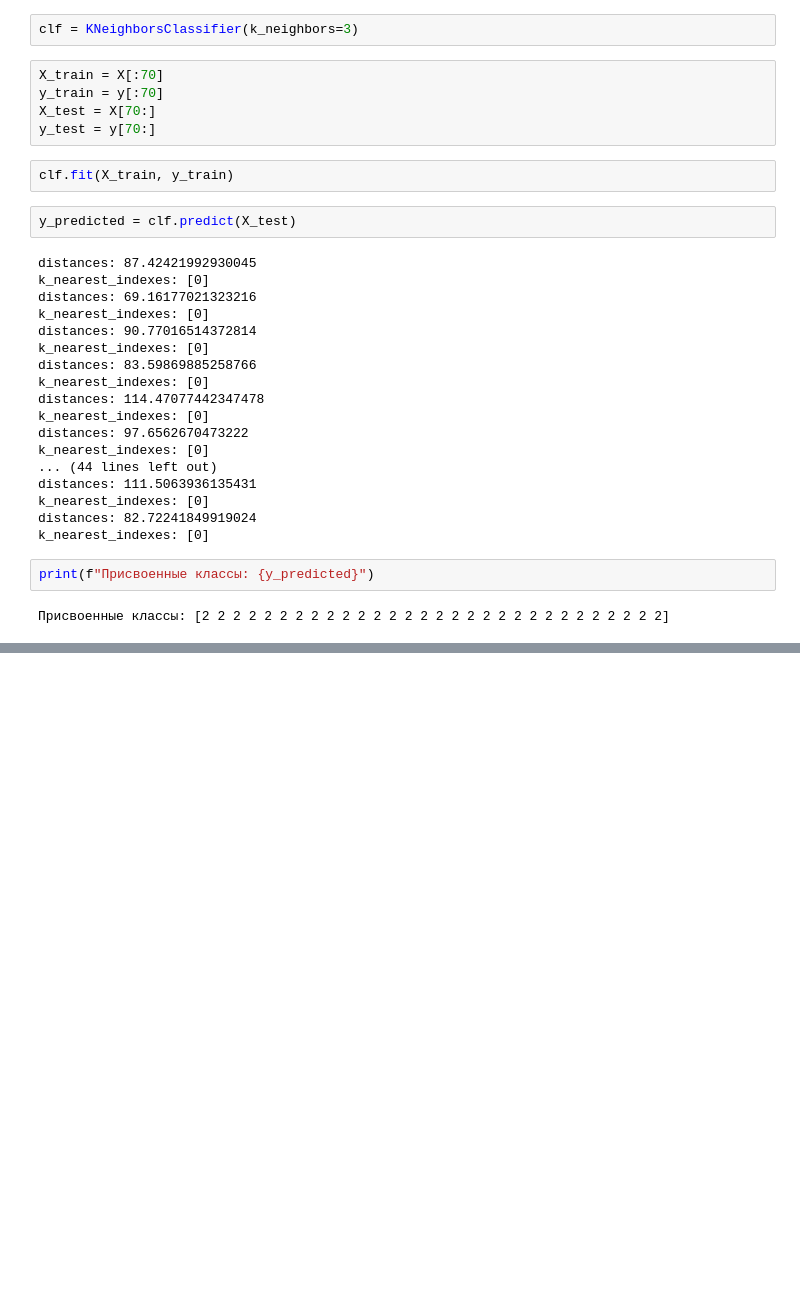
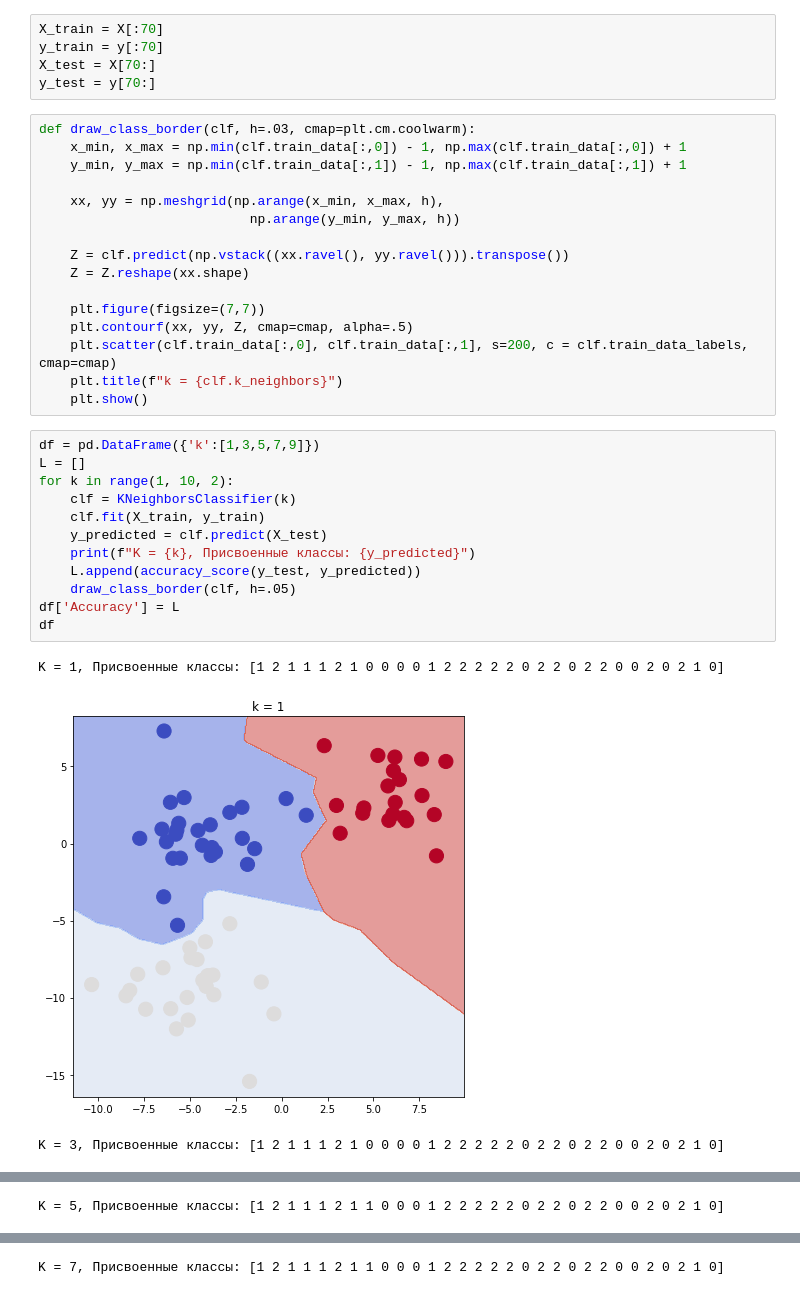
Before and after one commit to aicherepanov-taski/k-nearest-neighbors, a Jupyter notebook: knn_1.ipynb, the cells around one changed output, grey strips where cells are left out. Cells and saved outputs as stored; diff of their text form; blank space fills up the shorter version.

Commit message:
TAS-18 Закончил Задачу 1 knn classifier

```diff
--- a/knn_1.ipynb
+++ b/knn_1.ipynb
@@ -62,33 +78,37 @@ class KNeighborsClassifier(object):
-# %%
-clf = KNeighborsClassifier(k_neighbors=3)
 # %%
 X_train = X[:70]
 y_train = y[:70]
 X_test = X[70:]
 y_test = y[70:]
-# %%
-clf.fit(X_train, y_train)
-# %%
-y_predicted = clf.predict(X_test)
-# %% [output]
-distances: 87.42421992930045
-k_nearest_indexes: [0]
-distances: 69.16177021323216
-k_nearest_indexes: [0]
-distances: 90.77016514372814
-k_nearest_indexes: [0]
-distances: 83.59869885258766
-k_nearest_indexes: [0]
-distances: 114.47077442347478
-k_nearest_indexes: [0]
-distances: 97.6562670473222
-k_nearest_indexes: [0]
-... (44 lines left out)
-distances: 111.5063936135431
-k_nearest_indexes: [0]
-distances: 82.72241849919024
-k_nearest_indexes: [0]
-# %%
-print(f"Присвоенные классы: {y_predicted}")
-# %% [output]
-Присвоенные классы: [2 2 2 2 2 2 2 2 2 2 2 2 2 2 2 2 2 2 2 2 2 2 2 2 2 2 2 2 2 2]
+# %%
+def draw_class_border(clf, h=.03, cmap=plt.cm.coolwarm):
+    x_min, x_max = np.min(clf.train_data[:,0]) - 1, np.max(clf.train_data[:,0]) + 1
+    y_min, y_max = np.min(clf.train_data[:,1]) - 1, np.max(clf.train_data[:,1]) + 1
+
+    xx, yy = np.meshgrid(np.arange(x_min, x_max, h),
+                           np.arange(y_min, y_max, h))
+
+    Z = clf.predict(np.vstack((xx.ravel(), yy.ravel())).transpose())
+    Z = Z.reshape(xx.shape)
+
+    plt.figure(figsize=(7,7))
+    plt.contourf(xx, yy, Z, cmap=cmap, alpha=.5)
+    plt.scatter(clf.train_data[:,0], clf.train_data[:,1], s=200, c = clf.train_data_labels, cmap=cmap)
+    plt.title(f"k = {clf.k_neighbors}")
+    plt.show()
+# %%
+df = pd.DataFrame({'k':[1,3,5,7,9]})
+L = []
+for k in range(1, 10, 2):
+    clf = KNeighborsClassifier(k)
+    clf.fit(X_train, y_train)
+    y_predicted = clf.predict(X_test)
+    print(f"K = {k}, Присвоенные классы: {y_predicted}")
+    L.append(accuracy_score(y_test, y_predicted))
+    draw_class_border(clf, h=.05)
+df['Accuracy'] = L
+df
+# %% [output]
+K = 1, Присвоенные классы: [1 2 1 1 1 2 1 0 0 0 0 1 2 2 2 2 2 0 2 2 0 2 2 0 0 2 0 2 1 0]
+[figure, added]
+K = 3, Присвоенные классы: [1 2 1 1 1 2 1 0 0 0 0 1 2 2 2 2 2 0 2 2 0 2 2 0 0 2 0 2 1 0]
@@ -94,0 +116 @@ print(f"Присвоенные классы: {y_predicted}")
+K = 5, Присвоенные классы: [1 2 1 1 1 2 1 1 0 0 0 1 2 2 2 2 2 0 2 2 0 2 2 0 0 2 0 2 1 0]
@@ -94,0 +118 @@ print(f"Присвоенные классы: {y_predicted}")
+K = 7, Присвоенные классы: [1 2 1 1 1 2 1 1 0 0 0 1 2 2 2 2 2 0 2 2 0 2 2 0 0 2 0 2 1 0]
```
Also changed, not shown: parts of 5 cells of this notebook.
